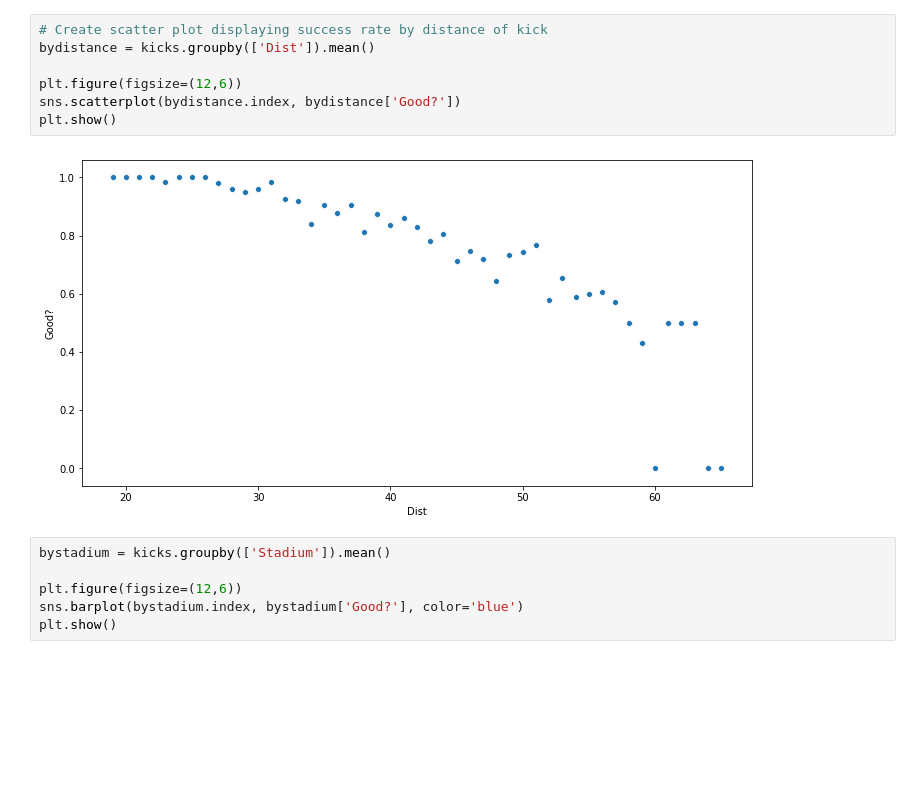
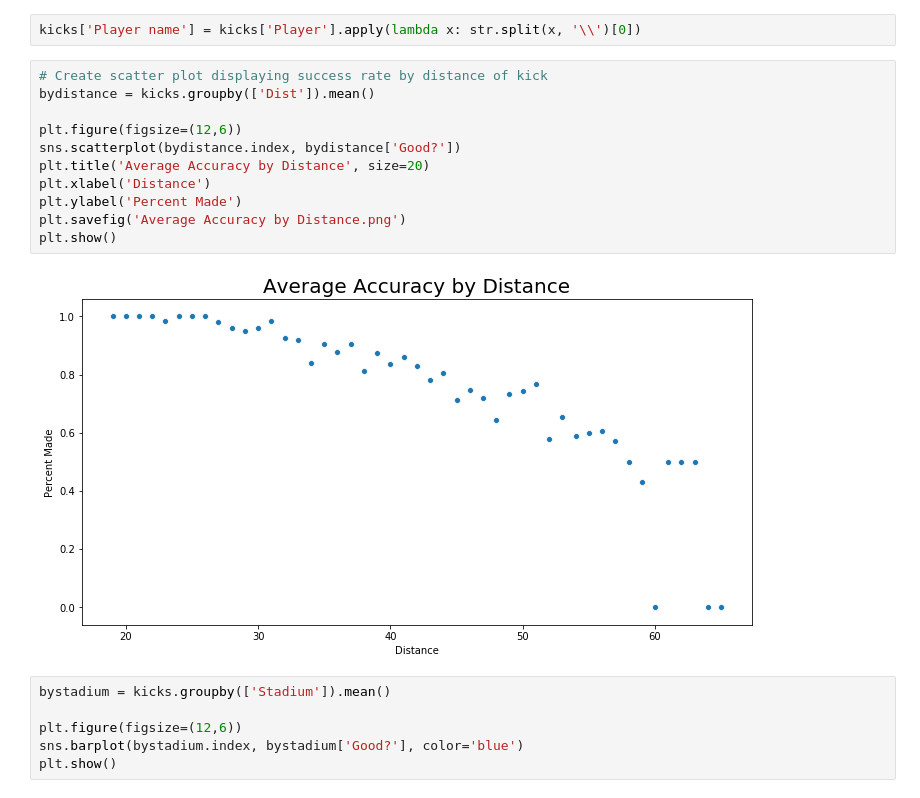
Before and after one commit to timcopelandoh/nflkickerratings, a Jupyter notebook: kicking analysis.ipynb, the cells around one changed output. Cells and saved outputs as stored; diff of their text form; blank space fills up the shorter version.

Commit message:
Code edits, new figure files

```diff
--- a/kicking analysis.ipynb
+++ b/kicking analysis.ipynb
@@ -61,12 +18,18 @@ kicks['Constant'] = 1
+# %%
+kicks['Player name'] = kicks['Player'].apply(lambda x: str.split(x, '\\')[0])
 # %%
 # Create scatter plot displaying success rate by distance of kick
 bydistance = kicks.groupby(['Dist']).mean()
 
 plt.figure(figsize=(12,6))
 sns.scatterplot(bydistance.index, bydistance['Good?'])
+plt.title('Average Accuracy by Distance', size=20)
+plt.xlabel('Distance')
+plt.ylabel('Percent Made')
+plt.savefig('Average Accuracy by Distance.png')
 plt.show()
 # %% [output]
-[figure, old version]
+[figure, new version]
 # %%
 bystadium = kicks.groupby(['Stadium']).mean()
 
```
Also changed, not shown: parts of 27 cells of this notebook, 7 other files.
